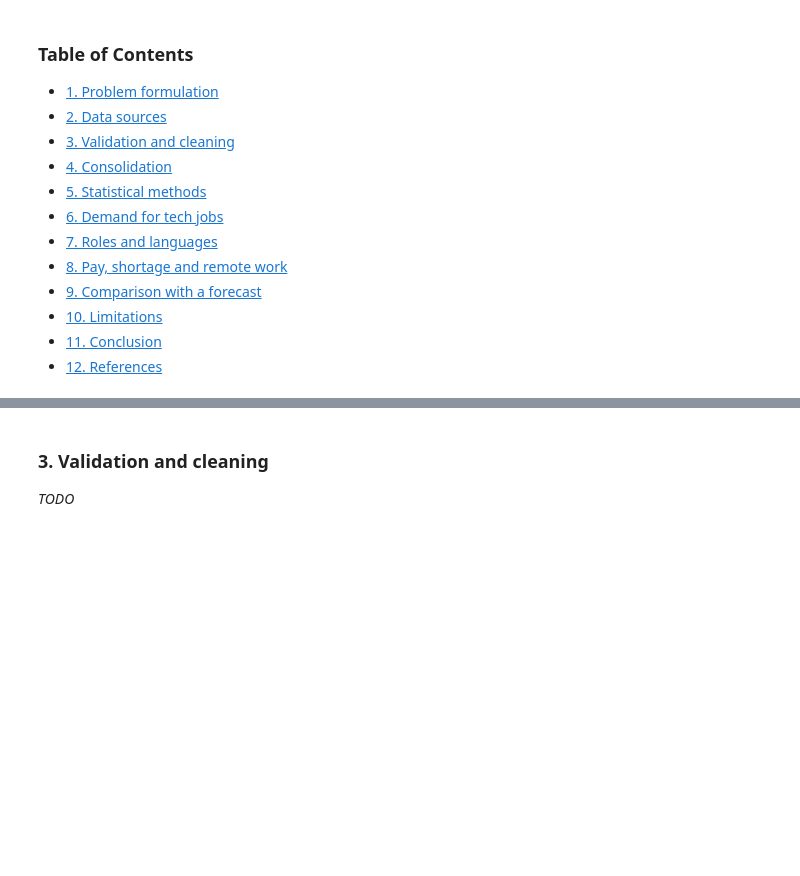
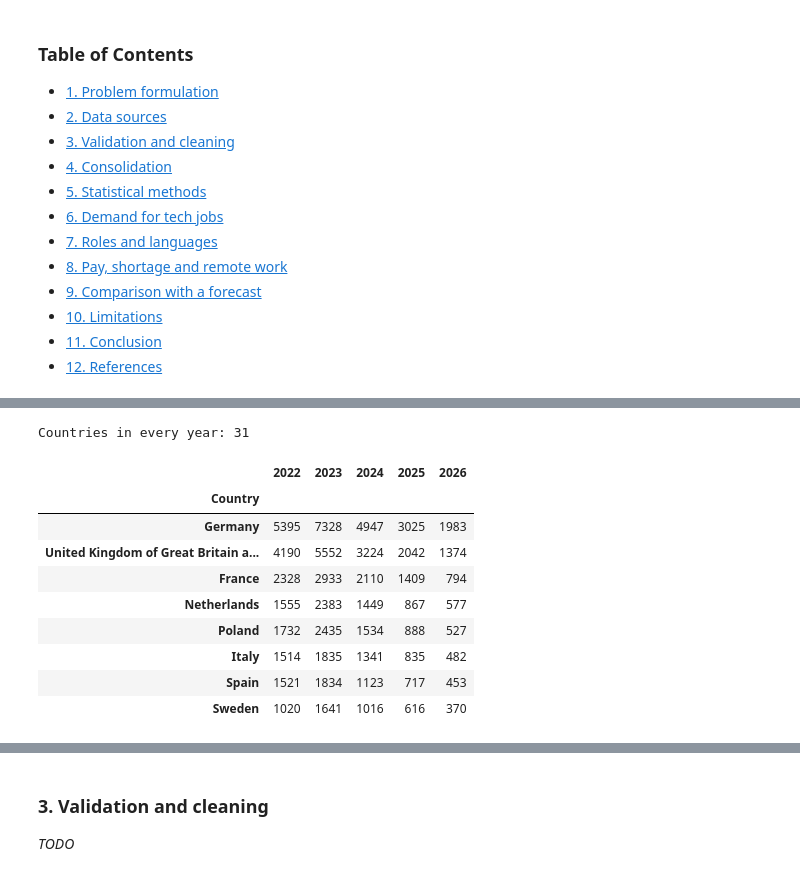
Before and after one commit to N1ko-Gr/eu-tech-job-market, a Jupyter notebook: eu_tech_job_market.ipynb, the cells around one changed output, grey strips where cells are left out. Cells and saved outputs as stored; diff of their text form; code cells hidden in the pictures; blank space fills up the shorter version.

```diff
--- a/eu_tech_job_market.ipynb
+++ b/eu_tech_job_market.ipynb
@@ -122,0 +400,17 @@ _TODO_
+# %%
+country_counts = pd.DataFrame({year: survey["Country"].value_counts() for year, survey in surveys.items()})
+country_counts = country_counts.fillna(0).astype(int).sort_values(2026, ascending=False)
+print("Countries in every year:", (country_counts > 0).all(axis=1).sum())
+country_counts.head(8)
+# %% [output]
+Countries in every year: 31
+|  | 2022 | 2023 | 2024 | 2025 | 2026 |
+| Country |  |  |  |  |  |
+| Germany | 5395 | 7328 | 4947 | 3025 | 1983 |
+| United Kingdom of Great Britain a... | 4190 | 5552 | 3224 | 2042 | 1374 |
+| France | 2328 | 2933 | 2110 | 1409 | 794 |
+| Netherlands | 1555 | 2383 | 1449 | 867 | 577 |
+| Poland | 1732 | 2435 | 1534 | 888 | 527 |
+| Italy | 1514 | 1835 | 1341 | 835 | 482 |
+| Spain | 1521 | 1834 | 1123 | 717 | 453 |
+| Sweden | 1020 | 1641 | 1016 | 616 | 370 |
```
Also changed, not shown: parts of 32 cells of this notebook.
